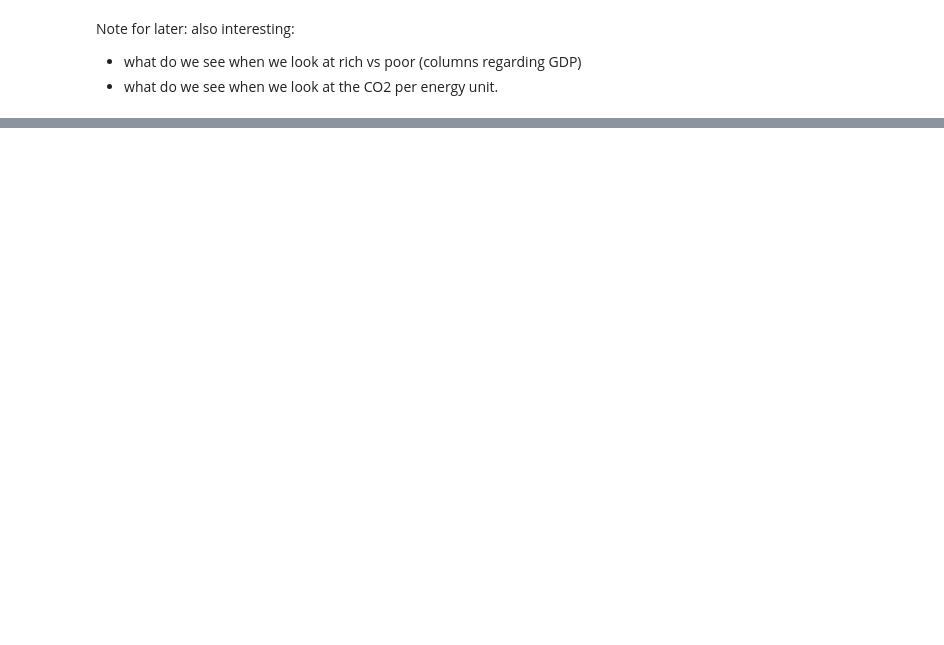
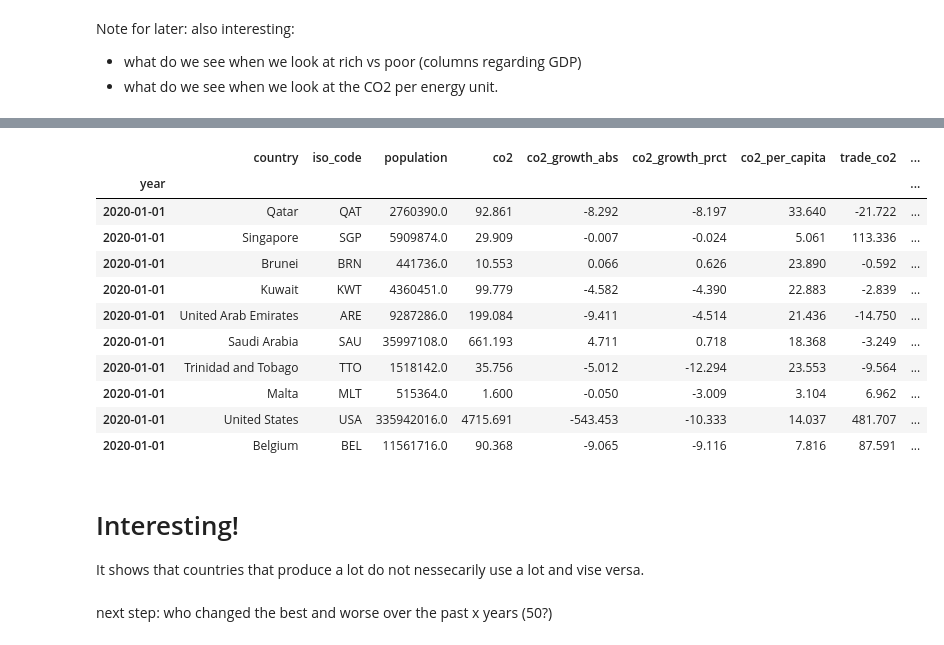
Before and after one commit to MevrouwHelderder/final_assignment, a Jupyter notebook: Final_Assignment.ipynb, the cells around one changed output, grey strips where cells are left out. Saved outputs shown, nothing was run; the diff lists cells and outputs as text; code cells hidden in the pictures; blank space fills up the shorter version.

```diff
--- a/Final_Assignment.ipynb
+++ b/Final_Assignment.ipynb
@@ -156,0 +174,22 @@ germany_test
+# %%
+# Total co2 for own consumption per capita:
+top_co2_consumer_pc_2020 = explore_co2.loc["2020-01-01 00:00:00",].sort_values(by="consumption_co2_per_capita", ascending = False).head(10)
+top_co2_consumer_pc_2020
+# %% [output]
+|  | country | iso_code | population | co2 | co2_growth_abs | co2_growth_prct | co2_per_capita | trade_co2 | ... |
+| year |  |  |  |  |  |  |  |  | ... |
+| 2020-01-01 | Qatar | QAT | 2760390.0 | 92.861 | -8.292 | -8.197 | 33.640 | -21.722 | ... |
+| 2020-01-01 | Singapore | SGP | 5909874.0 | 29.909 | -0.007 | -0.024 | 5.061 | 113.336 | ... |
+| 2020-01-01 | Brunei | BRN | 441736.0 | 10.553 | 0.066 | 0.626 | 23.890 | -0.592 | ... |
+| 2020-01-01 | Kuwait | KWT | 4360451.0 | 99.779 | -4.582 | -4.390 | 22.883 | -2.839 | ... |
+| 2020-01-01 | United Arab Emirates | ARE | 9287286.0 | 199.084 | -9.411 | -4.514 | 21.436 | -14.750 | ... |
+| 2020-01-01 | Saudi Arabia | SAU | 35997108.0 | 661.193 | 4.711 | 0.718 | 18.368 | -3.249 | ... |
+| 2020-01-01 | Trinidad and Tobago | TTO | 1518142.0 | 35.756 | -5.012 | -12.294 | 23.553 | -9.564 | ... |
+| 2020-01-01 | Malta | MLT | 515364.0 | 1.600 | -0.050 | -3.009 | 3.104 | 6.962 | ... |
+| 2020-01-01 | United States | USA | 335942016.0 | 4715.691 | -543.453 | -10.333 | 14.037 | 481.707 | ... |
+| 2020-01-01 | Belgium | BEL | 11561716.0 | 90.368 | -9.065 | -9.116 | 7.816 | 87.591 | ... |
+# %% [markdown]
+# Interesting!
+It shows that countries that produce a lot do not nessecarily use a lot and vise versa.
+# %% [markdown]
+next step: who changed the best and worse over the past x years (50?)
```
Also changed, not shown: parts of 10 cells of this notebook.
